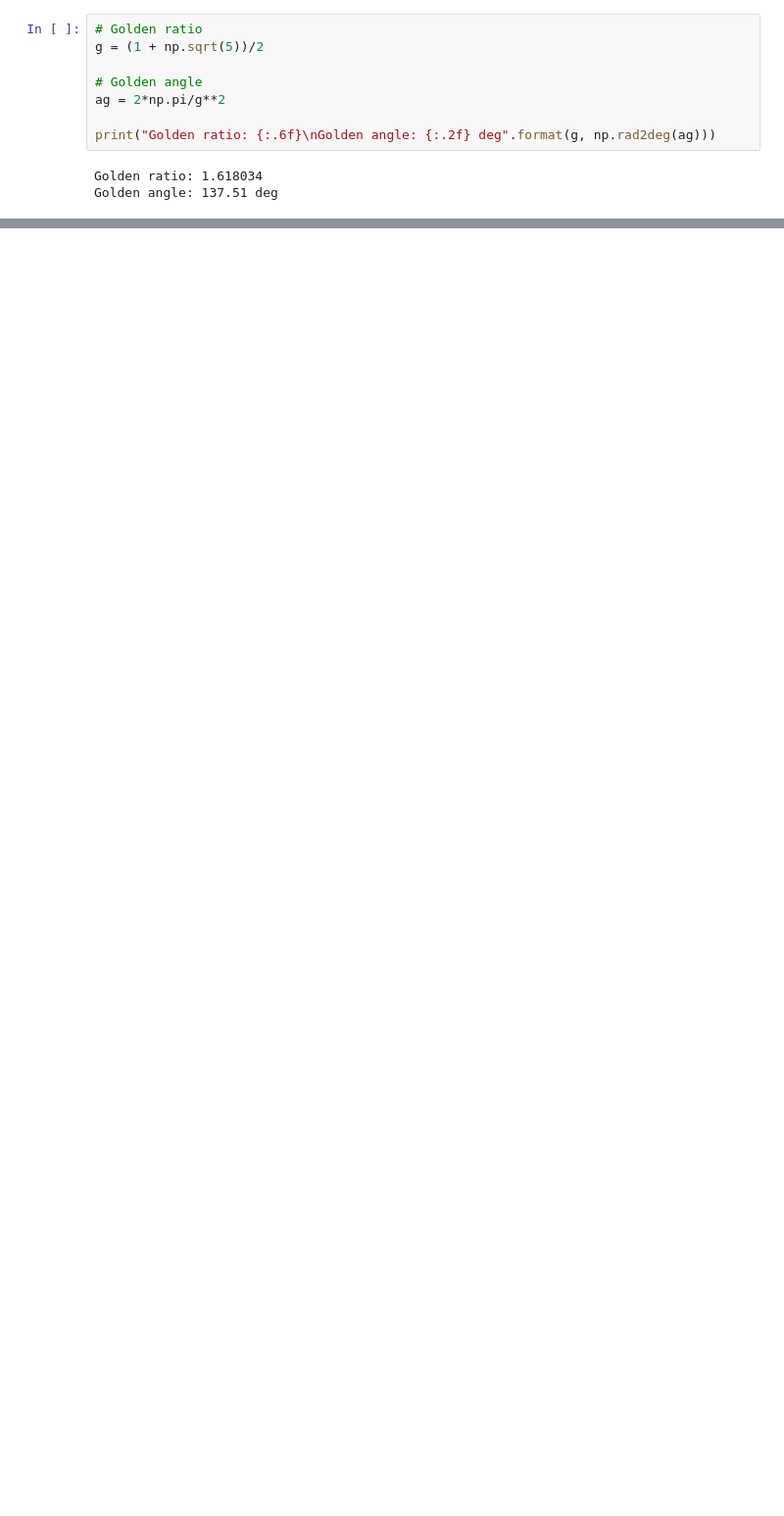
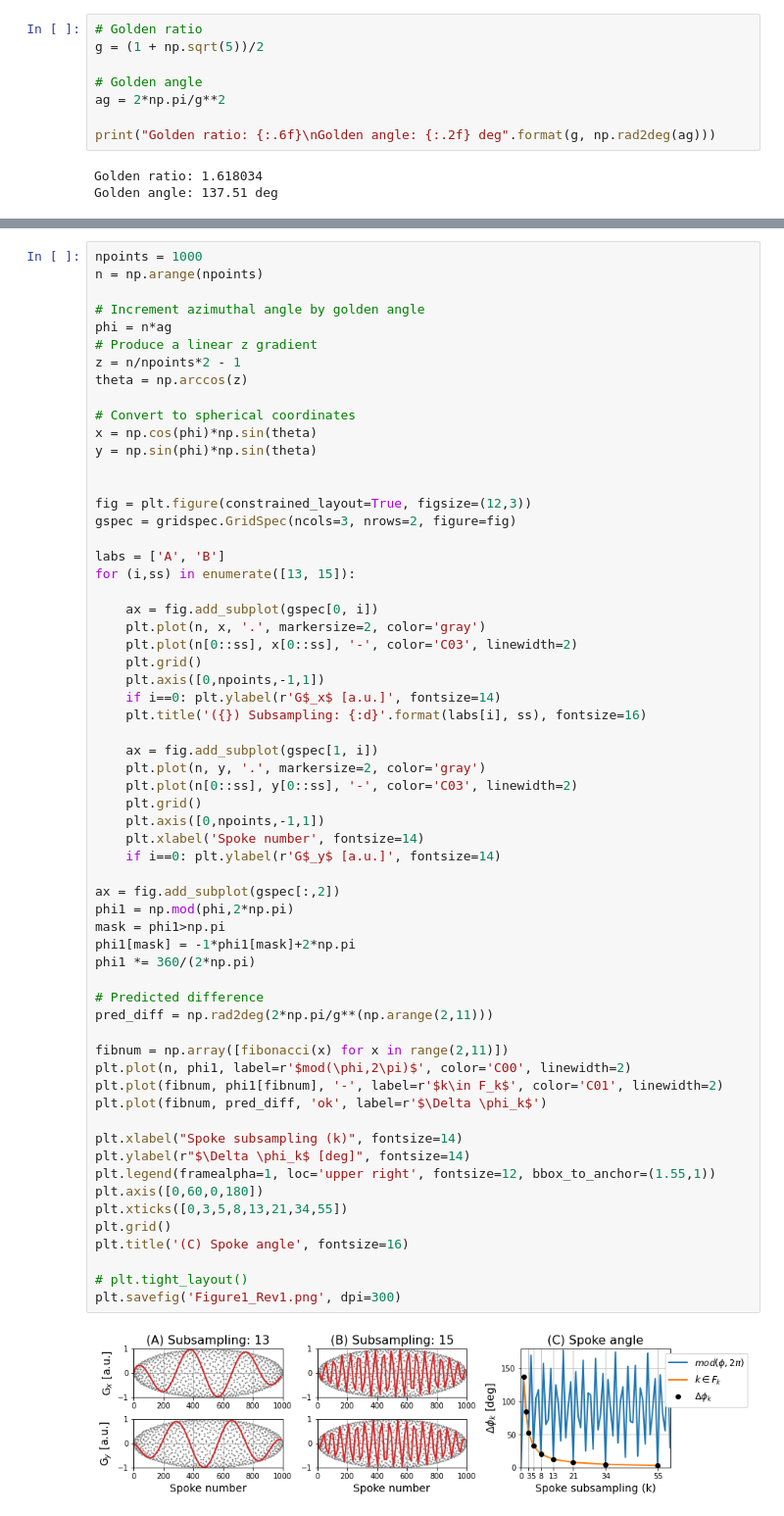
Before and after one commit to emilljungberg/merlin_mrm, a Jupyter notebook: notebooks/Figure1_Trajectory_Fibonacci.ipynb, the cells around one changed output, grey strips where cells are left out. Shown at 98% size. Saved outputs shown, nothing was run; the diff lists cells and outputs as text; blank space fills up the shorter version.

```diff
--- a/notebooks/Figure1_Trajectory_Fibonacci.ipynb
+++ b/notebooks/Figure1_Trajectory_Fibonacci.ipynb
@@ -69,6 +137,69 @@ plt.tight_layout()
 plt.savefig('Figure1.png', dpi=300)
 # %% [output]
 [figure]
+# %%
+npoints = 1000
+n = np.arange(npoints)
+
+# Increment azimuthal angle by golden angle
+phi = n*ag
+# Produce a linear z gradient
+z = n/npoints*2 - 1
+theta = np.arccos(z)
+
+# Convert to spherical coordinates
+x = np.cos(phi)*np.sin(theta)
+y = np.sin(phi)*np.sin(theta)
+
+
+fig = plt.figure(constrained_layout=True, figsize=(12,3))
+gspec = gridspec.GridSpec(ncols=3, nrows=2, figure=fig)
+
+labs = ['A', 'B']
+for (i,ss) in enumerate([13, 15]):
+
+    ax = fig.add_subplot(gspec[0, i])
+    plt.plot(n, x, '.', markersize=2, color='gray')
+    plt.plot(n[0::ss], x[0::ss], '-', color='C03', linewidth=2)
+    plt.grid()
+    plt.axis([0,npoints,-1,1])
+    if i==0: plt.ylabel(r'G$_x$ [a.u.]', fontsize=14)
+    plt.title('({}) Subsampling: {:d}'.format(labs[i], ss), fontsize=16)
+
+    ax = fig.add_subplot(gspec[1, i])
+    plt.plot(n, y, '.', markersize=2, color='gray')
+    plt.plot(n[0::ss], y[0::ss], '-', color='C03', linewidth=2)
+    plt.grid()
+    plt.axis([0,npoints,-1,1])
+    plt.xlabel('Spoke number', fontsize=14)
+    if i==0: plt.ylabel(r'G$_y$ [a.u.]', fontsize=14)
+
+ax = fig.add_subplot(gspec[:,2])
+phi1 = np.mod(phi,2*np.pi)
+mask = phi1>np.pi
+phi1[mask] = -1*phi1[mask]+2*np.pi
+phi1 *= 360/(2*np.pi)
+
+# Predicted difference
+pred_diff = np.rad2deg(2*np.pi/g**(np.arange(2,11)))
+
+fibnum = np.array([fibonacci(x) for x in range(2,11)])
+plt.plot(n, phi1, label=r'$mod(\phi,2\pi)$', color='C00', linewidth=2)
+plt.plot(fibnum, phi1[fibnum], '-', label=r'$k\in F_k$', color='C01', linewidth=2)
+plt.plot(fibnum, pred_diff, 'ok', label=r'$\Delta \phi_k$')
+
+plt.xlabel("Spoke subsampling (k)", fontsize=14)
+plt.ylabel(r"$\Delta \phi_k$ [deg]", fontsize=14)
+plt.legend(framealpha=1, loc='upper right', fontsize=12, bbox_to_anchor=(1.55,1))
+plt.axis([0,60,0,180])
+plt.xticks([0,3,5,8,13,21,34,55])
+plt.grid()
+plt.title('(C) Spoke angle', fontsize=16)
+
+# plt.tight_layout()
+plt.savefig('Figure1_Rev1.png', dpi=300)
+# %% [output]
+[figure, added]
 # %%
 print("Spoke differences\n")
 print("s \tn \tdphi (deg)")
```
Also changed, not shown: parts of 6 cells of this notebook, 4 other files.
